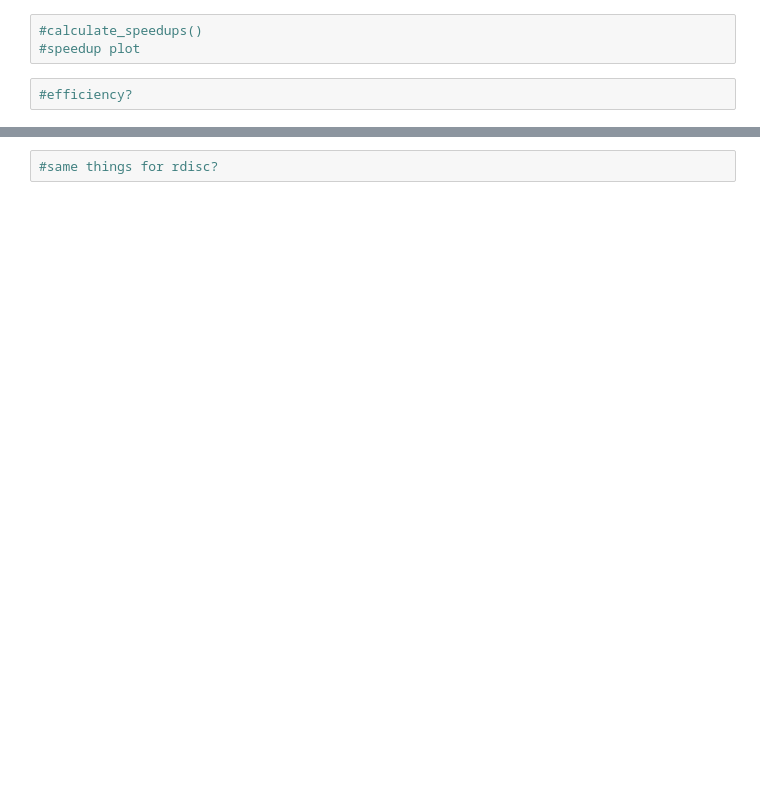
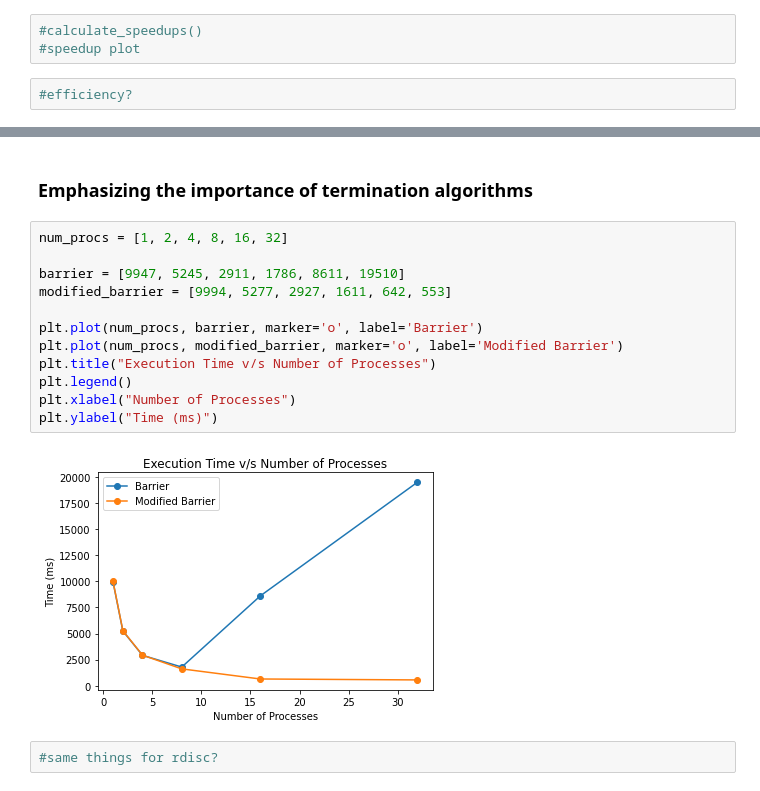
Before and after one commit to minghui-liu/parallel_astar, a Jupyter notebook: plots.ipynb, the cells around one changed output, grey strips where cells are left out. Cells and saved outputs as stored; diff of their text form; blank space fills up the shorter version.

```diff
--- a/plots.ipynb
+++ b/plots.ipynb
@@ -36,2 +59,18 @@ Text(0, 0.5, 'Time (ms)')
+# %% [markdown]
+### Emphasizing the importance of termination algorithms
+# %%
+num_procs = [1, 2, 4, 8, 16, 32]
+
+barrier = [9947, 5245, 2911, 1786, 8611, 19510]
+modified_barrier = [9994, 5277, 2927, 1611, 642, 553]
+
+plt.plot(num_procs, barrier, marker='o', label='Barrier')
+plt.plot(num_procs, modified_barrier, marker='o', label='Modified Barrier')
+plt.title("Execution Time v/s Number of Processes")
+plt.legend()
+plt.xlabel("Number of Processes")
+plt.ylabel("Time (ms)")
+# %% [output]
+[figure, added]
 # %%
 #same things for rdisc?
```
Also changed, not shown: parts of 8 cells of this notebook.
